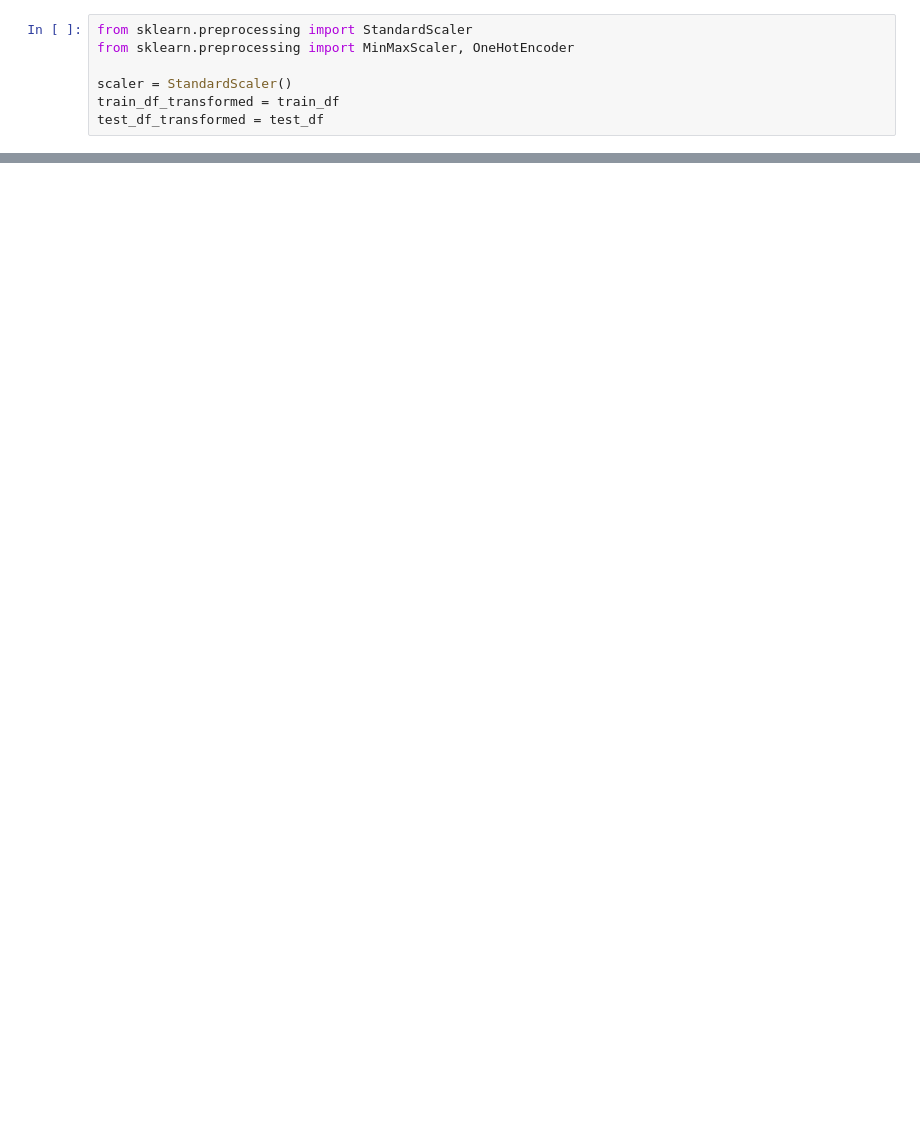
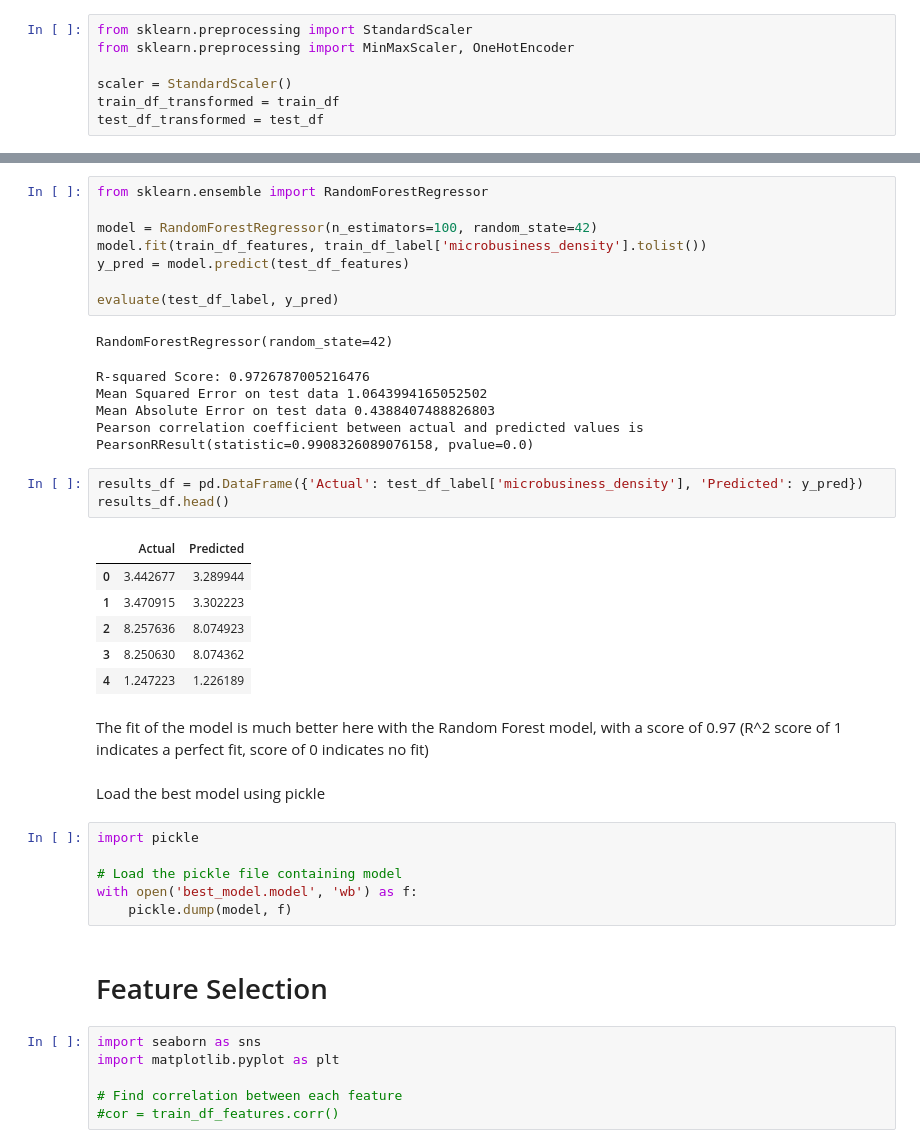
Before and after one commit to ZacharySoo01/I320D_AppliedML_Project, a Jupyter notebook: Microbusiness_Density_Forecasting.ipynb, the cells around one changed output, grey strips where cells are left out. Cells and saved outputs as stored; diff of their text form; blank space fills up the shorter version.

```diff
--- a/Microbusiness_Density_Forecasting.ipynb
+++ b/Microbusiness_Density_Forecasting.ipynb
@@ -443,0 +522,43 @@ test_df_label.head(5)
+# %%
+from sklearn.ensemble import RandomForestRegressor
+
+model = RandomForestRegressor(n_estimators=100, random_state=42)
+model.fit(train_df_features, train_df_label['microbusiness_density'].tolist())
+y_pred = model.predict(test_df_features)
+
+evaluate(test_df_label, y_pred)
+# %% [output]
+RandomForestRegressor(random_state=42)
+R-squared Score: 0.9726787005216476
+Mean Squared Error on test data 1.0643994165052502
+Mean Absolute Error on test data 0.4388407488826803
+Pearson correlation coefficient between actual and predicted values is PearsonRResult(statistic=0.9908326089076158, pvalue=0.0)
+# %%
+results_df = pd.DataFrame({'Actual': test_df_label['microbusiness_density'], 'Predicted': y_pred})
+results_df.head()
+# %% [output]
+|  | Actual | Predicted |
+| 0 | 3.442677 | 3.289944 |
+| 1 | 3.470915 | 3.302223 |
+| 2 | 8.257636 | 8.074923 |
+| 3 | 8.250630 | 8.074362 |
+| 4 | 1.247223 | 1.226189 |
+# %% [markdown]
+The fit of the model is much better here with the Random Forest model, with a score of 0.97 (R^2 score of 1 indicates a
+perfect fit, score of 0 indicates no fit)
+# %% [markdown]
+Load the best model using pickle
+# %%
+import pickle
+
+# Load the pickle file containing model
+with open('best_model.model', 'wb') as f:
+    pickle.dump(model, f)
+# %% [markdown]
+# Feature Selection
+# %%
+import seaborn as sns
+import matplotlib.pyplot as plt
+
+# Find correlation between each feature
+#cor = train_df_features.corr()
```
Also changed, not shown: parts of 20 cells of this notebook.
